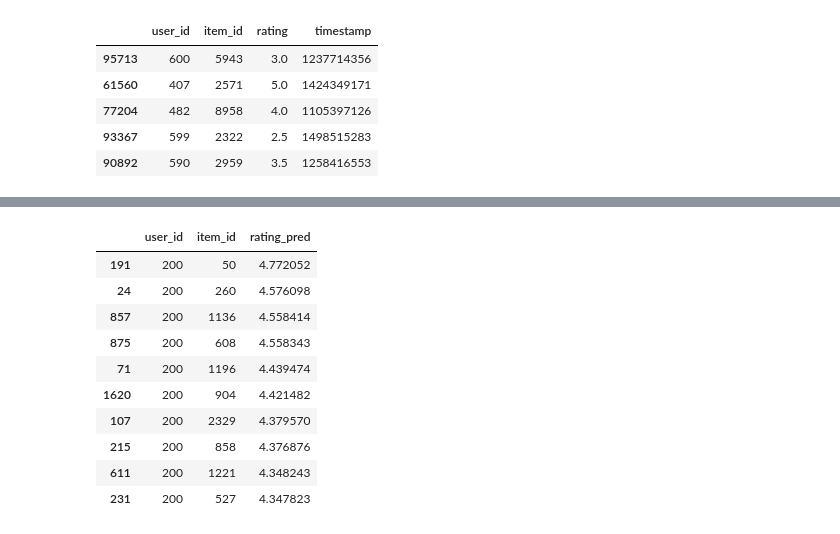
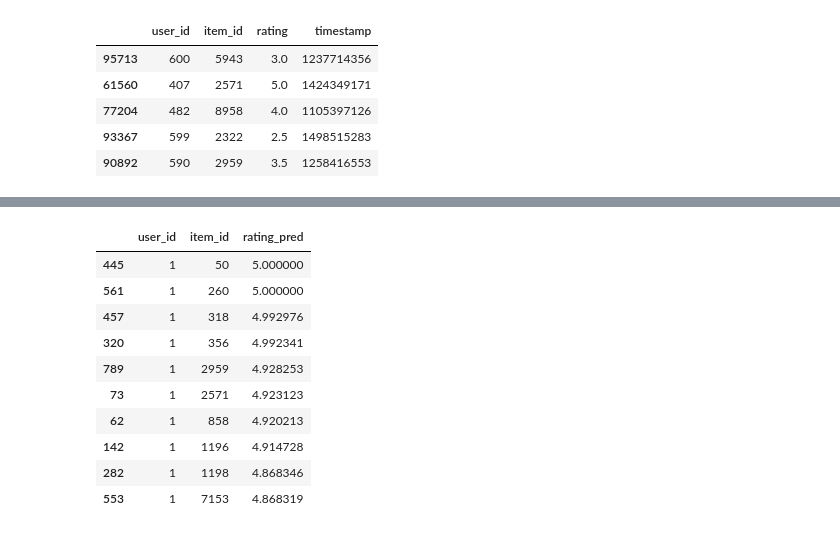
Before and after one commit to KevinTheRainmaker/Recommendation_Algorithms, a Jupyter notebook: colab/fastcampus/Matrix_Factorization_Trial.ipynb, the cells around one changed output, grey strips where cells are left out. Cells and saved outputs as stored; diff of their text form; code cells hidden in the pictures.

```diff
--- a/colab/fastcampus/Matrix_Factorization_Trial.ipynb
+++ b/colab/fastcampus/Matrix_Factorization_Trial.ipynb
@@ -394,17 +399,22 @@ Test RMSE: 0.9086
 # %%
 # Get recommendations
-user = 200
 items_known = X_train_initial.query("user_id == @user")["item_id"]
-matrix_fact.recommend(user=user, items_known=items_known)
+result = matrix_fact.recommend(user=1, items_known=items_known)
+# users = [2, 3, 4]
+# for user in users:
+#   items_known = X_train_initial.query("user_id == @user")["item_id"]
+#   temp = matrix_fact.recommend(user=user, items_known=items_known)
+#   result = pd.concat([result, temp], axis = 1)
+result
 # %% [output]
 |  | user_id | item_id | rating_pred |
-| 191 | 200 | 50 | 4.772052 |
-| 24 | 200 | 260 | 4.576098 |
-| 857 | 200 | 1136 | 4.558414 |
-| 875 | 200 | 608 | 4.558343 |
-| 71 | 200 | 1196 | 4.439474 |
-| 1620 | 200 | 904 | 4.421482 |
-| 107 | 200 | 2329 | 4.379570 |
-| 215 | 200 | 858 | 4.376876 |
-| 611 | 200 | 1221 | 4.348243 |
-| 231 | 200 | 527 | 4.347823 |
+| 445 | 1 | 50 | 5.000000 |
+| 561 | 1 | 260 | 5.000000 |
+| 457 | 1 | 318 | 4.992976 |
+| 320 | 1 | 356 | 4.992341 |
+| 789 | 1 | 2959 | 4.928253 |
+| 73 | 1 | 2571 | 4.923123 |
+| 62 | 1 | 858 | 4.920213 |
+| 142 | 1 | 1196 | 4.914728 |
+| 282 | 1 | 1198 | 4.868346 |
+| 553 | 1 | 7153 | 4.868319 |
```
Also changed, not shown: parts of 8 cells of this notebook.
